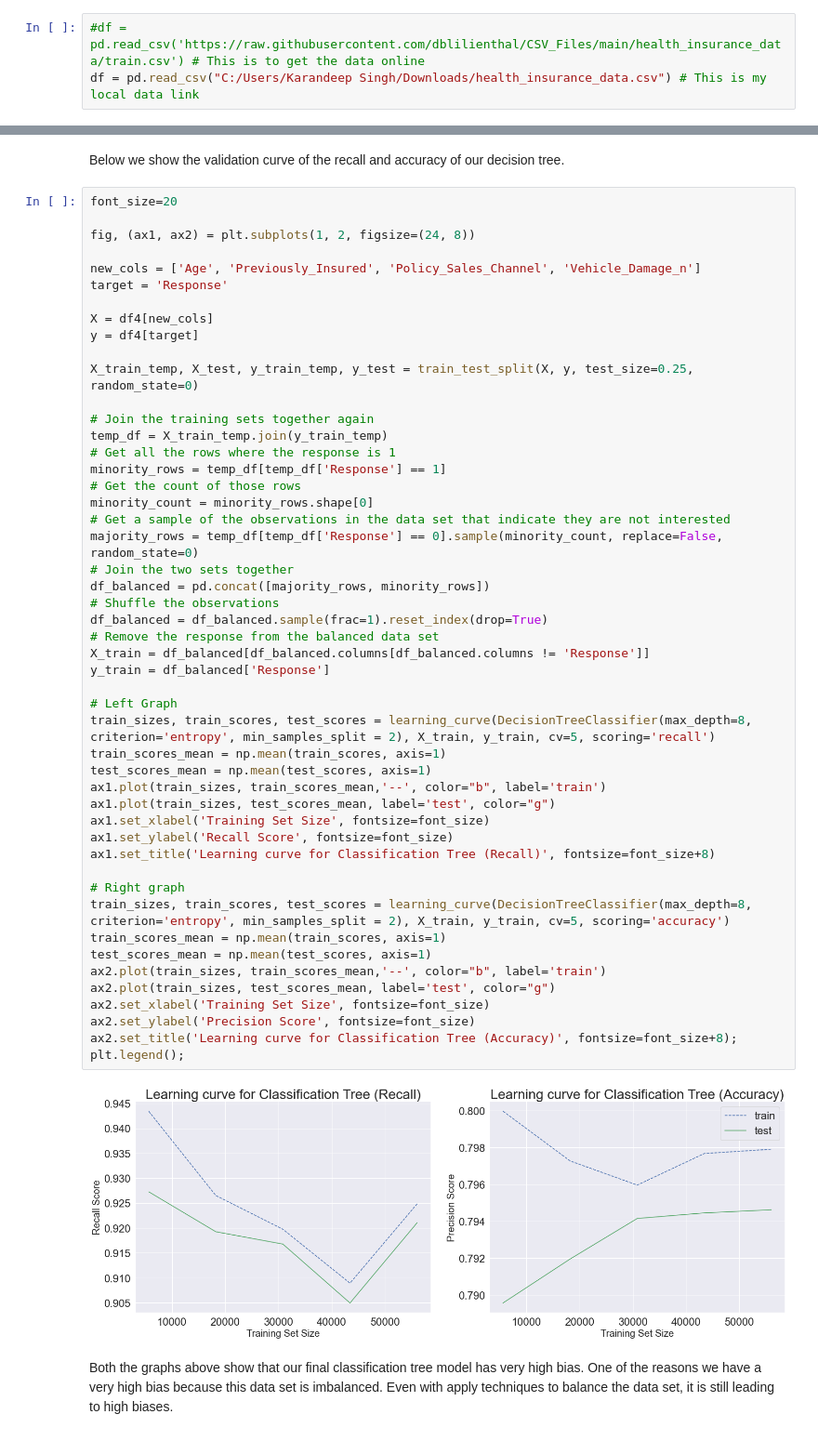
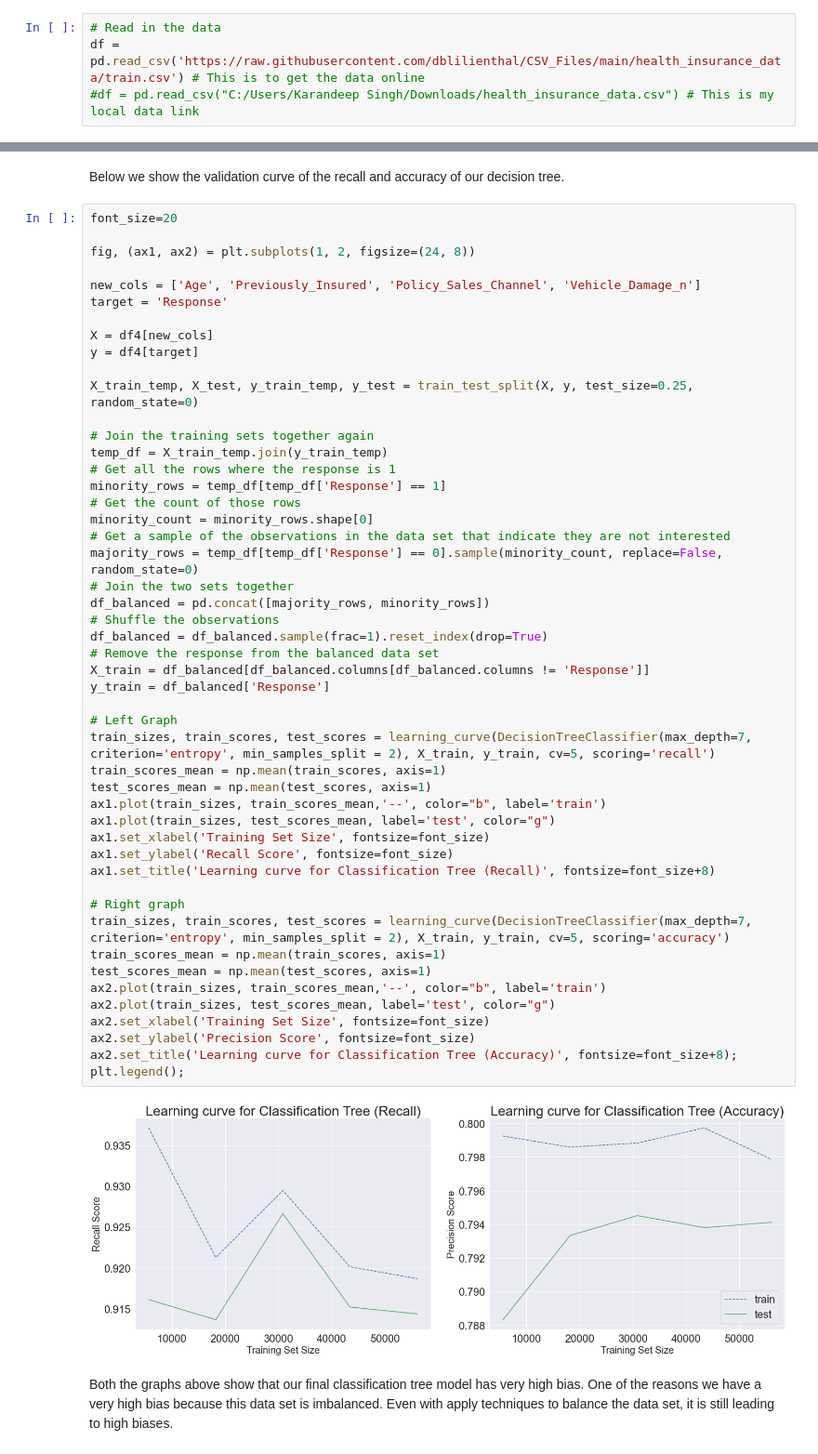
Before and after one commit to krndxs/CST383, a Jupyter notebook: car_insurance_predictions.ipynb, the cells around one changed output, grey strips where cells are left out. Shown at 93% size. Drawn from its saved outputs; the diff is of its cells as text.

```diff
--- a/car_insurance_predictions.ipynb
+++ b/car_insurance_predictions.ipynb
@@ -77,6 +68,7 @@ try to understand what the values in each column mean
 # %%
-#df = pd.read_csv('https://raw.githubusercontent.com/dblilienthal/CSV_Files/main/health_insurance_data/train.csv') # This is to get the data online
-df = pd.read_csv("C:/Users/Karandeep Singh/Downloads/health_insurance_data.csv") # This is my local data link
+# Read in the data
+df = pd.read_csv('https://raw.githubusercontent.com/dblilienthal/CSV_Files/main/health_insurance_data/train.csv') # This is to get the data online
+#df = pd.read_csv("C:/Users/Karandeep Singh/Downloads/health_insurance_data.csv") # This is my local data link
 # %%
 df.info()
 # %% [output]
@@ -1082,36 +1118,36 @@ minority_rows = temp_df[temp_df['Response'] == 1]
 minority_count = minority_rows.shape[0]
 # Get a sample of the observations in the data set that indicate they are not interested
 majority_rows = temp_df[temp_df['Response'] == 0].sample(minority_count, replace=False, random_state=0)
 # Join the two sets together
 df_balanced = pd.concat([majority_rows, minority_rows])
 # Shuffle the observations
 df_balanced = df_balanced.sample(frac=1).reset_index(drop=True)
 # Remove the response from the balanced data set
 X_train = df_balanced[df_balanced.columns[df_balanced.columns != 'Response']]
 y_train = df_balanced['Response']
 
 # Left Graph
-train_sizes, train_scores, test_scores = learning_curve(DecisionTreeClassifier(max_depth=8, criterion='entropy', min_samples_split = 2), X_train, y_train, cv=5, scoring='recall')
+train_sizes, train_scores, test_scores = learning_curve(DecisionTreeClassifier(max_depth=7, criterion='entropy', min_samples_split = 2), X_train, y_train, cv=5, scoring='recall')
 train_scores_mean = np.mean(train_scores, axis=1)
 test_scores_mean = np.mean(test_scores, axis=1)
 ax1.plot(train_sizes, train_scores_mean,'--', color="b", label='train')
 ax1.plot(train_sizes, test_scores_mean, label='test', color="g")
 ax1.set_xlabel('Training Set Size', fontsize=font_size)
 ax1.set_ylabel('Recall Score', fontsize=font_size)
 ax1.set_title('Learning curve for Classification Tree (Recall)', fontsize=font_size+8)
 
 # Right graph
-train_sizes, train_scores, test_scores = learning_curve(DecisionTreeClassifier(max_depth=8, criterion='entropy', min_samples_split = 2), X_train, y_train, cv=5, scoring='accuracy')
+train_sizes, train_scores, test_scores = learning_curve(DecisionTreeClassifier(max_depth=7, criterion='entropy', min_samples_split = 2), X_train, y_train, cv=5, scoring='accuracy')
 train_scores_mean = np.mean(train_scores, axis=1)
 test_scores_mean = np.mean(test_scores, axis=1)
 ax2.plot(train_sizes, train_scores_mean,'--', color="b", label='train')
 ax2.plot(train_sizes, test_scores_mean, label='test', color="g")
 ax2.set_xlabel('Training Set Size', fontsize=font_size)
 ax2.set_ylabel('Precision Score', fontsize=font_size)
 ax2.set_title('Learning curve for Classification Tree (Accuracy)', fontsize=font_size+8);
 plt.legend();
 # %% [output]
-[figure, old version]
+[figure, new version]
 # %% [markdown]
 Both the graphs above show that our final classification tree model has very high bias. One of the reasons we have a very high bias because this data set is imbalanced. Even with apply techniques to balance the data set, it is still leading to high biases.
 # %% [markdown]
```
Also changed, not shown: parts of 63 cells of this notebook.
